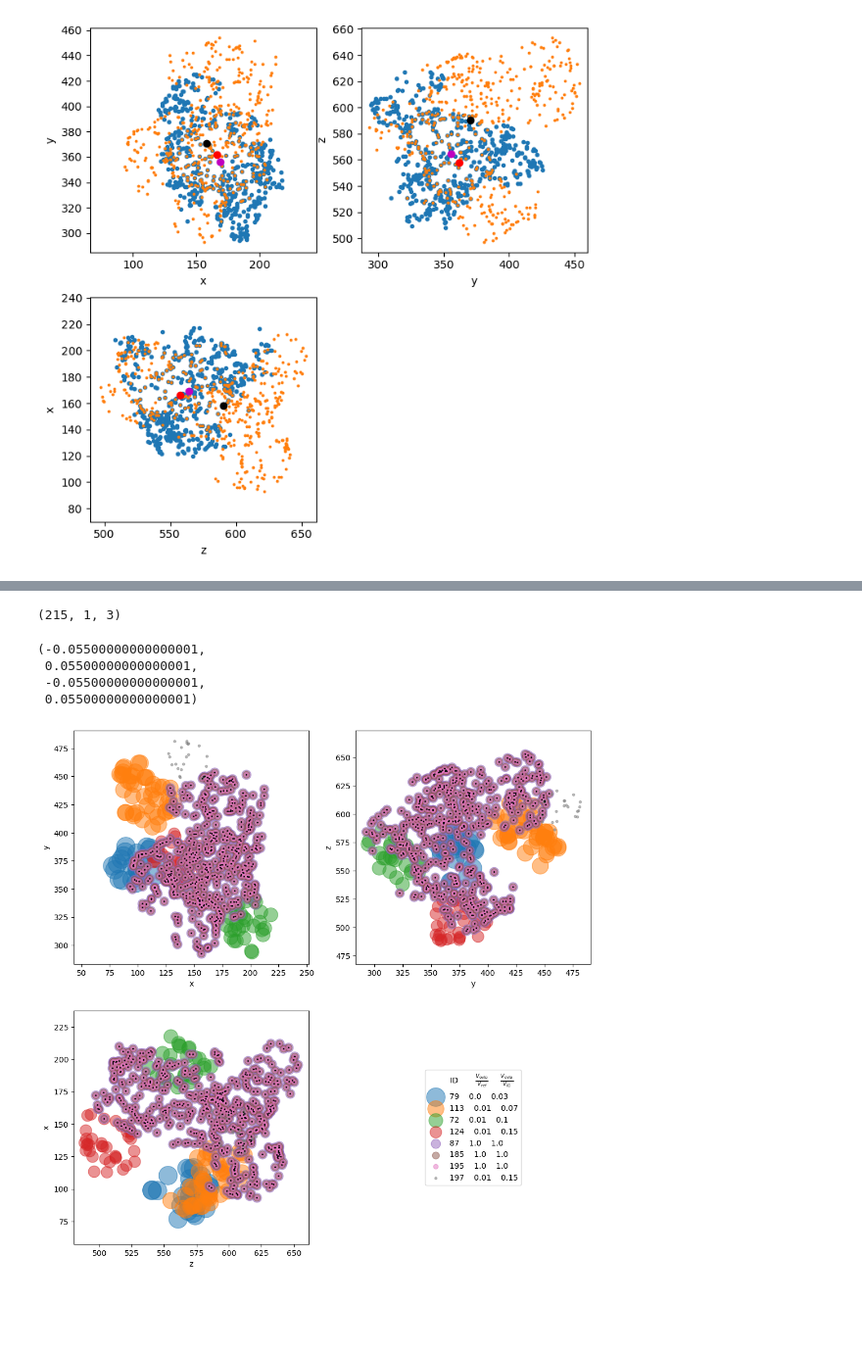
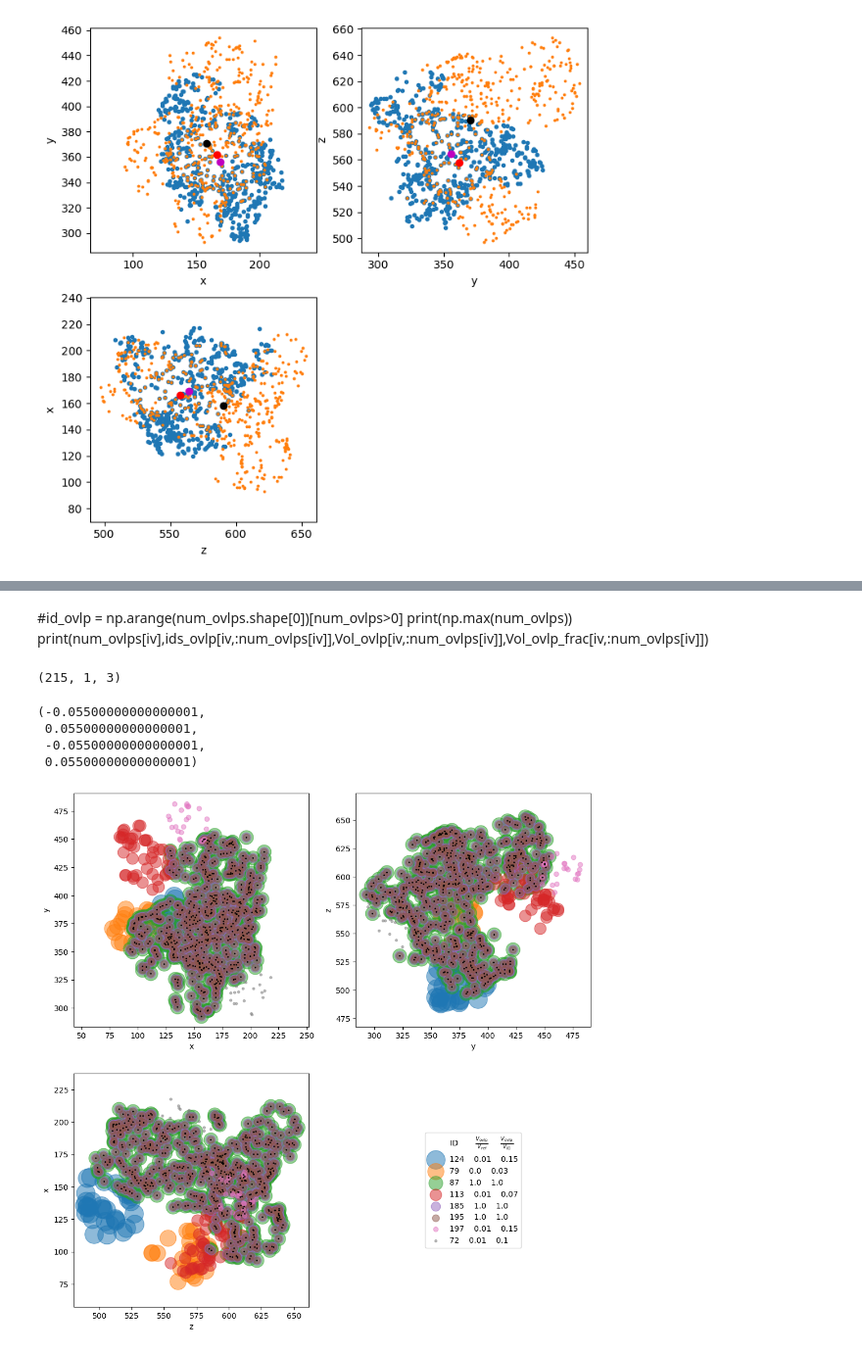
Before and after one commit to Giovanni-Verza/Voronoi_postprocess, a Jupyter notebook: example/example.ipynb, the cells around one changed output, grey strips where cells are left out. Shown at 98% size. Saved outputs shown, nothing was run; the diff lists cells and outputs as text; code cells hidden in the pictures; blank space fills up the shorter version.

Commit message:
sorted overlapping

```diff
--- a/example/example.ipynb
+++ b/example/example.ipynb
@@ -75,8 +75,9 @@ threshold = [0.3]
 ID_core_arr = np.array([ID_core])
 print(coreID.shape)
 #IDthresholds = np.zeros(Ntot_part,dtype=np.int_)
-selected_vsd, ID_voro_dict, Xcm, Vol_interp, Ncells_in_void, ell_eigenvalues, ell_eigenvectors = voronoi_threshold(threshold,coreID,neighbor_ptr,neighbor_ids,VoroXYZ,VoroVol,zDens,nthreads=-1,verbose=True)
-print(Xcm.shape)
+selected_vsd, ID_voro_dict, Xcm, Vol_interp, Ncells_in_void, ell_eigenvalues, ell_eigenvectors = voronoi_threshold(
+    threshold,coreID,neighbor_ptr,neighbor_ids,VoroXYZ,VoroVol,zDens,nthreads=1,verbose=True)
+print(Xcm.shape,selected_vsd.shape)
 print(selected_vsd)
 # %% [output]
 (452,)
@@ -162,4 +140,9 @@ for i in range(3):
 [figure]
 # %%
 #max_dist_2 = compute_max_dist2(Ncells_in_void[:,0],Xcm[:,0,:],VoroXYZ,ID_voro_dict)
-max_dist_2 = compute_max_dist2(Ncells_in_void[:,0],Xcm[:,0,:],VoroXYZ,ID_voro_dict)
+id_selected = np.arange(Xcm.shape[0])
+id_selected = np.arange(Xcm.shape[0])[Ncells_in_void[:,0] > 10]
+#print(Vol_interp[id_selected,0])
+order_id_selected = (np.argsort(Vol_interp[id_selected,0]))[::-1]
+print(id_selected.shape,Xcm.shape)
+max_dist_2 = compute_max_dist2(Ncells_in_void[:,0],Xcm[:,0,:],VoroXYZ,id_selected,ID_voro_dict)
@@ -175,5 +160,6 @@ plt.plot([np.min(Rth),np.max(Rth)],[2*np.min(Rth),2*np.max(Rth)])
 # %%
-ids_ovlp, Vol_ovlp, Vol_ovlp_frac, num_ovlps = overlapping_fraction(Xcm[:,0,:], Vol_interp[:,0], Ncells_in_void[:,0], VoroXYZ, VoroVol, ID_voro_dict)
+ids_ovlp, Vol_ovlp, Vol_ovlp_frac, num_ovlps = overlapping_fraction(
+    Xcm[:,0,:], Vol_interp[:,0], Ncells_in_void[:,0], VoroXYZ, VoroVol, ID_voro_dict,nthreads=1,id_selected=id_selected)
 # %% [output]
 IDs_in_sphere started.
 
@@ -204,0 +182,14 @@ print(num_ovlps[iv],ids_ovlp[iv,:num_ovlps[iv]],Vol_ovlp[iv,:num_ovlps[iv]],Vol_
+# %%
+#id_ovlp = np.arange(num_ovlps.shape[0])[num_ovlps>0]
+iv_test = np.arange(id_selected.shape[0])[id_selected == iv][0]
+print(np.max(ids_ovlp),iv_test in id_selected)
+print(iv_test,id_selected[np.argmax(num_ovlps)],np.max(num_ovlps),np.argmax(num_ovlps))
+print(Xcm[iv,0,:],Xcm[np.argmax(num_ovlps),0,:])
+print(Xcm[iv,0,:],Xcm[np.argmax(num_ovlps),0,:])
+print(ids_ovlp[np.argmax(num_ovlps),:num_ovlps[np.argmax(num_ovlps)]])
+print(ids_ovlp[iv,:num_ovlps[iv]])
+print(ids_ovlp[iv_test,:num_ovlps[iv_test]])
+
+print(num_ovlps.shape,ids_ovlp.shape)
+print(iv,num_ovlps[iv],num_ovlps[iv_test],num_ovlps[np.argmax(num_ovlps)])
+print(iv,num_ovlps[iv],ids_ovlp[iv,:num_ovlps[iv]],Vol_ovlp[iv,:num_ovlps[iv]],Vol_ovlp_frac[iv,:num_ovlps[iv]])
@@ -205,3 +207,7 @@ print(num_ovlps[iv],ids_ovlp[iv,:num_ovlps[iv]],Vol_ovlp[iv,:num_ovlps[iv]],Vol_
+# %% [markdown]
+#id_ovlp = np.arange(num_ovlps.shape[0])[num_ovlps>0]
+print(np.max(num_ovlps))
+print(num_ovlps[iv],ids_ovlp[iv,:num_ovlps[iv]],Vol_ovlp[iv,:num_ovlps[iv]],Vol_ovlp_frac[iv,:num_ovlps[iv]])
 # %%
 print(Xcm.shape)
 asd = voro_in_vide_voids(vide_out,fullName)
@@ -213,41 +219,41 @@ ax = dict()
 for i in range(4):
     ax[i] = plt.subplot2grid((2,2), (int(i/2),i%2), rowspan=1, colspan=1)
 progr = 0
-for id in ids_ovlp[iv,:num_ovlps[iv]]:
+for id in ids_ovlp[iv_test,:num_ovlps[iv_test]]:
     Xcm_interp = Xcm[id,0,:]
     IDthresholds = ID_voro_dict[id][:int(Ncells_in_void[id,0]+1)]
 
     for i in range(3):
-        ax[i].scatter(VoroXYZ[IDthresholds,i%3],VoroXYZ[IDthresholds,(i+1)%3],s=(3*(num_ovlps[iv] - progr))**2,alpha=0.5)
+        ax[i].scatter(VoroXYZ[IDthresholds,i%3],VoroXYZ[IDthresholds,(i+1)%3],s=(3*(num_ovlps[iv_test] - progr))**2,alpha=0.5)
             #ax[i].scatter(Xcm_interp[i%3],Xcm_interp[(i+1)%3])
         #ax[i].scatter(core_pos[iv,i%3],core_pos[iv,(i+1)%3],c='r',)
         #ax[i].scatter(barycenter[iv,i%3],barycenter[iv,(i+1)%3],c='m')
         ax[i].axis('equal')
         ax[i].set_xlabel(['x','y','z'][i%3])
         ax[i].set_ylabel(['x','y','z'][(i+1)%3])
     Ncells_loop = int(Ncells_in_void[id,0]) + int(round(Ncells_in_void[id,0]%1))
     Vol_tot_id = np.sum(VoroVol[ID_voro_dict[id][:Ncells_loop]])
     #print(Vol_ovlp[iv,progr],Vol_ovlp[iv,:8],Vol_tot_id,Vol_tot_id)
-    ax[3].scatter([np.nan],[np.nan],s=(3*(num_ovlps[iv] - progr))**2,alpha=0.5,label=str(id)+'    '+str(round(Vol_ovlp[iv,progr]/Vol_tot_ref,2))+
-                  '    '+str(round(Vol_ovlp[iv,progr]/Vol_tot_id,2)))
+    ax[3].scatter([np.nan],[np.nan],s=(3*(num_ovlps[iv_test] - progr))**2,alpha=0.5,label=str(id)+'    '+str(round(Vol_ovlp[iv_test,progr]/Vol_tot_ref,2))+
+                  '    '+str(round(Vol_ovlp[iv_test,progr]/Vol_tot_id,2)))
     progr +=1
 Xcm_interp = Xcm[iv,0,:]
 IDthresholds = ID_voro_dict[iv][:int(Ncells_in_void[iv,0]+1)]
 for i in range(3):
     ax[i].scatter(VoroXYZ[IDthresholds,i%3],VoroXYZ[IDthresholds,(i+1)%3],s=1,c='k')
         #ax[i].scatter(Xcm_interp[i%3],Xcm_interp[(i+1)%3])
     #ax[i].scatter(core_pos[iv,i%3],core_pos[iv,(i+1)%3],c='r',)
     #ax[i].scatter(barycenter[iv,i%3],barycenter[iv,(i+1)%3],c='m')
     ax[i].axis('equal')
     ax[i].set_xlabel(['x','y','z'][i%3])
     ax[i].set_ylabel(['x','y','z'][(i+1)%3])
 ax[3].legend(loc='center',title='       ID       $\\frac{V_{\\rm ovlp}}{V_{\\rm ref}}$     $\\frac{V_{\\rm ovlp}}{V_{\\rm ID}}$')
 ax[3].axis('off')
 # %% [output]
 (215, 1, 3)
 (-0.05500000000000001,
  0.05500000000000001,
  -0.05500000000000001,
  0.05500000000000001)
-[figure, old version]
+[figure, new version]
 # %%
```
Also changed, not shown: parts of 12 cells of this notebook, 9 other files.
